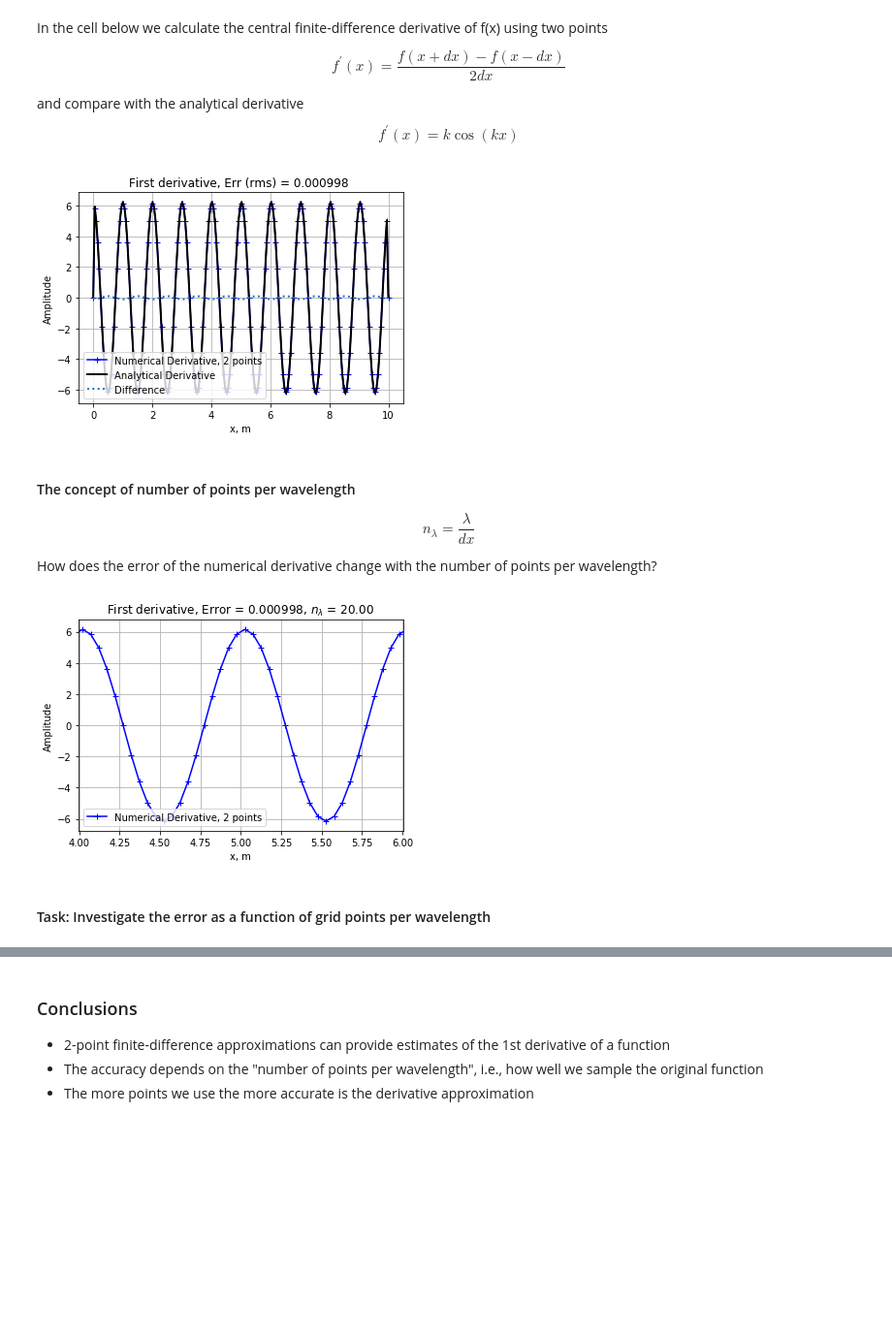
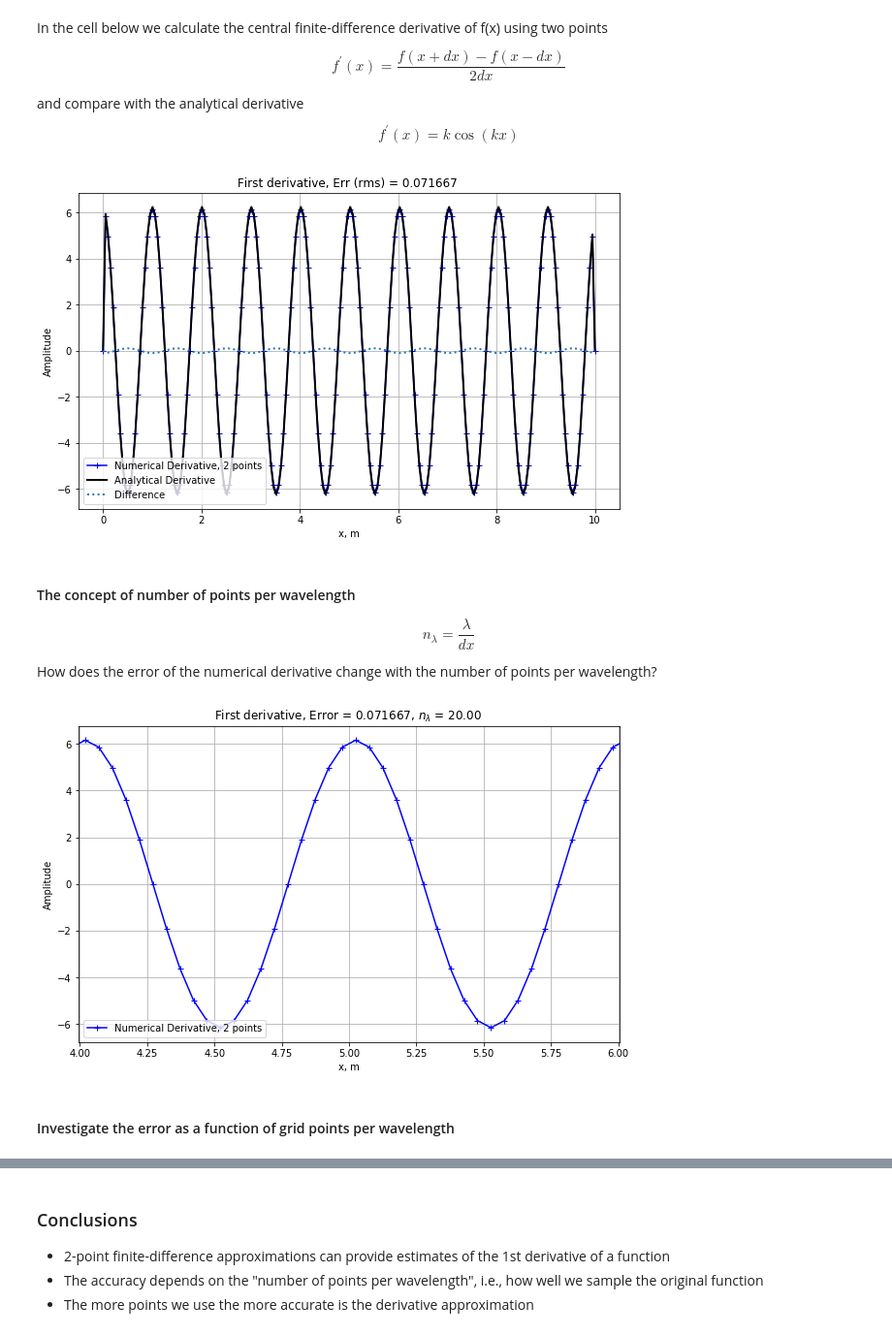
Before and after one commit to heinerigel/coursera, a Jupyter notebook: Notebooks4Coursera/W2/W2_P1.ipynb, the cells around one changed output, grey strips where cells are left out. Shown at 97% size. Drawn from its saved outputs; the diff is of its cells as text; code cells hidden in the pictures; blank space fills up the shorter version.

```diff
--- a/Notebooks4Coursera/W2/W2_P1.ipynb
+++ b/Notebooks4Coursera/W2/W2_P1.ipynb
@@ -87,23 +85,22 @@ ader[0]=0.
 ader[nx-1]=0.
 
 # Error (rms)
-rms = np.sqrt(np.mean(nder-ader)**2)
+rms = np.sqrt(np.mean((nder-ader)**2))
 # %%
-# To avoid testing (with py.test nbval ...) the plotting section
-# NBVAL_IGNORE_OUTPUT
+# Plotting
 # ----------------------------------------------------------------
-# Plotting
+plt.figure(figsize=(10,6))
 plt.plot (x, nder,label="Numerical Derivative, 2 points", marker='+', color="blue")
 plt.plot (x, ader, label="Analytical Derivative", lw=2, ls="-",color="black")
 plt.plot (x, nder-ader, label="Difference", lw=2, ls=":")
 plt.title("First derivative, Err (rms) = %.6f " % (rms) )
 plt.xlabel('x, m')
 plt.ylabel('Amplitude')
 plt.legend(loc='lower left')
 plt.grid()
 plt.show()
 # %% [output]
-[figure, old version]
+[figure, new version]
 # %% [markdown]
 #### The concept of number of points per wavelength
 
@@ -113,10 +110,8 @@ n_\lambda = \dfrac{\lambda}{dx}
 
 How does the error of the numerical derivative change with the number of points per wavelength?
 # %%
-# To avoid testing (with py.test nbval ...) the plotting section
-# NBVAL_IGNORE_OUTPUT
-# ----------------------------------------------------------------
 # Plotting number of points per wavelength
+plt.figure(figsize=(10,6))
 plt.plot (x, nder,label="Numerical Derivative, 2 points", marker='+', color="blue")
 plt.title("First derivative, Error = %.6f, $n_\lambda$ = %.2f " % ( rms, l/dx) )
 plt.xlabel('x, m')
@@ -126,9 +121,9 @@ plt.xlim((xmax/2-l,xmax/2+l))
 plt.grid()
 plt.show()
 # %% [output]
-[figure, old version]
+[figure, new version]
 # %% [markdown]
-#### Task: Investigate the error as a function of grid points per wavelength
+#### Investigate the error as a function of grid points per wavelength
 # %%
 # Define a range of number of points per wavelength: [nmin=4,5,6 ... ,nmax=40]
 # Loop over points, calculate corresponding wavelength and calculate error
```
Also changed, not shown: parts of 5 cells of this notebook.
